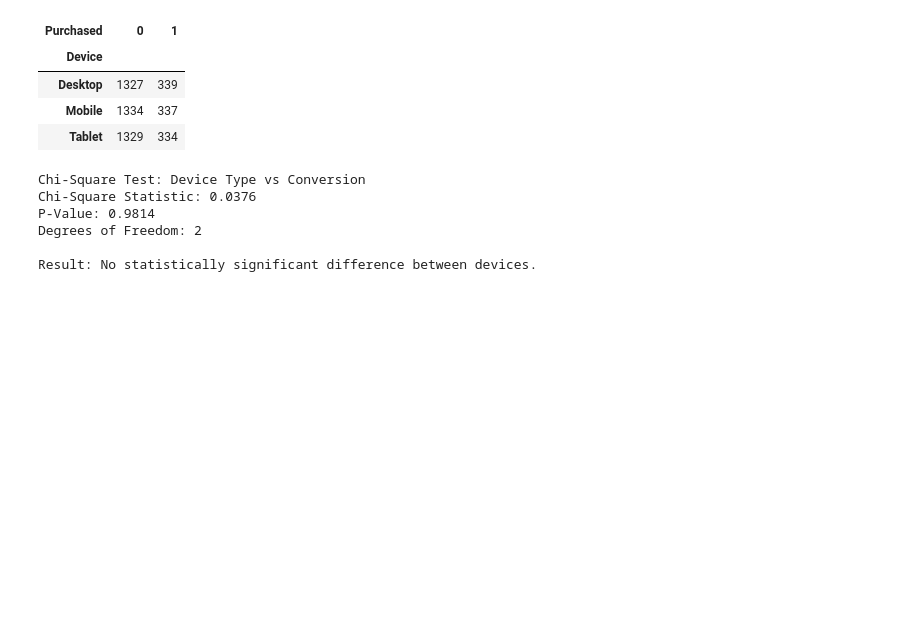
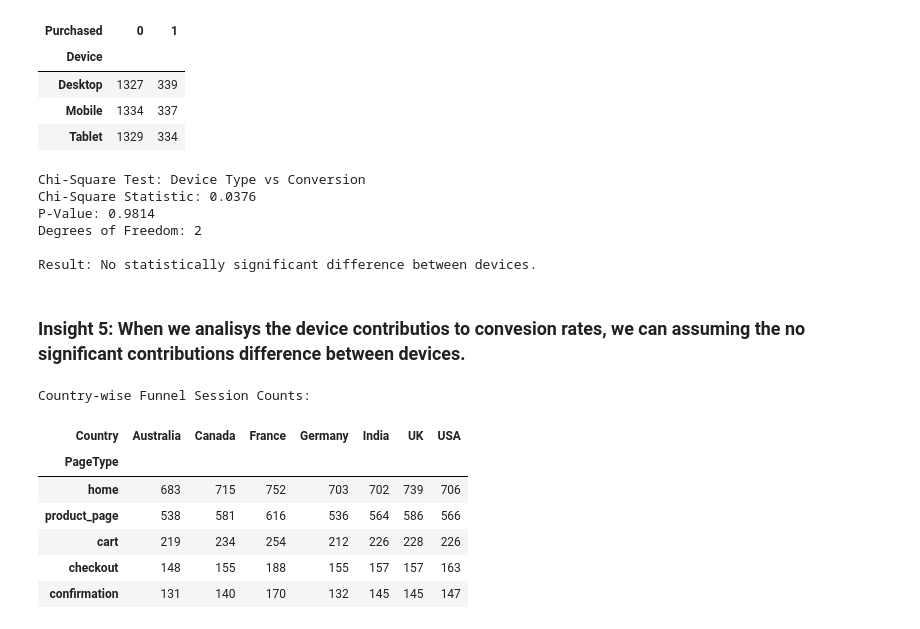
Before and after one commit to RondinellyOliveira/Funnel-Drop, a Jupyter notebook: Funnel_drop_analysis.ipynb, the cells around one changed output. Drawn from its saved outputs; the diff is of its cells as text; code cells hidden in the pictures; blank space fills up the shorter version.

```diff
--- a/Funnel_drop_analysis.ipynb
+++ b/Funnel_drop_analysis.ipynb
@@ -654,3 +654,45 @@ P-Value: 0.9814
 Degrees of Freedom: 2
 
 Result: No statistically significant difference between devices.
+# %% [markdown]
+### Insight 5: When we analisys the device contributios to convesion rates, we can assuming the no significant contributions difference between devices.
+# %%
+# Define funnel order
+#funnel_steps = ['home', 'product_page', 'cart', 'checkout', 'confirmation']
+
+# Count unique sessions by Country and PageType
+country_funnel = (
+    df.groupby(['Country', 'PageType'])['SessionID']
+      .nunique()
+      .reset_index(name='SessionCount')
+)
+
+# Keep funnel steps in correct order
+country_funnel['PageType'] = pd.Categorical(
+    country_funnel['PageType'],
+    categories=funnel_steps,
+    ordered=True
+)
+
+country_funnel_pivot = country_funnel.sort_values(['Country', 'PageType'])
+
+# Pivot to get stages as rows and devices as columns
+country_funnel_pivot_pivot = (
+    country_funnel_pivot.pivot(index='PageType', columns='Country', values='SessionCount')
+    .reindex(funnel_steps)
+)
+
+print("Country-wise Funnel Session Counts:")
+display(country_funnel_pivot_pivot)
+
+# Step-to-step conversion by country
+country_step_conversion = country_funnel_pivot_pivot.shift(-1) / country_funnel_pivot_pivot * 100
+# %% [output]
+Country-wise Funnel Session Counts:
+| Country | Australia | Canada | France | Germany | India | UK | USA |
+| PageType |  |  |  |  |  |  |  |
+| home | 683 | 715 | 752 | 703 | 702 | 739 | 706 |
+| product_page | 538 | 581 | 616 | 536 | 564 | 586 | 566 |
+| cart | 219 | 234 | 254 | 212 | 226 | 228 | 226 |
+| checkout | 148 | 155 | 188 | 155 | 157 | 157 | 163 |
+| confirmation | 131 | 140 | 170 | 132 | 145 | 145 | 147 |
```
Also changed, not shown: parts of 7 cells of this notebook, 2 other files.
